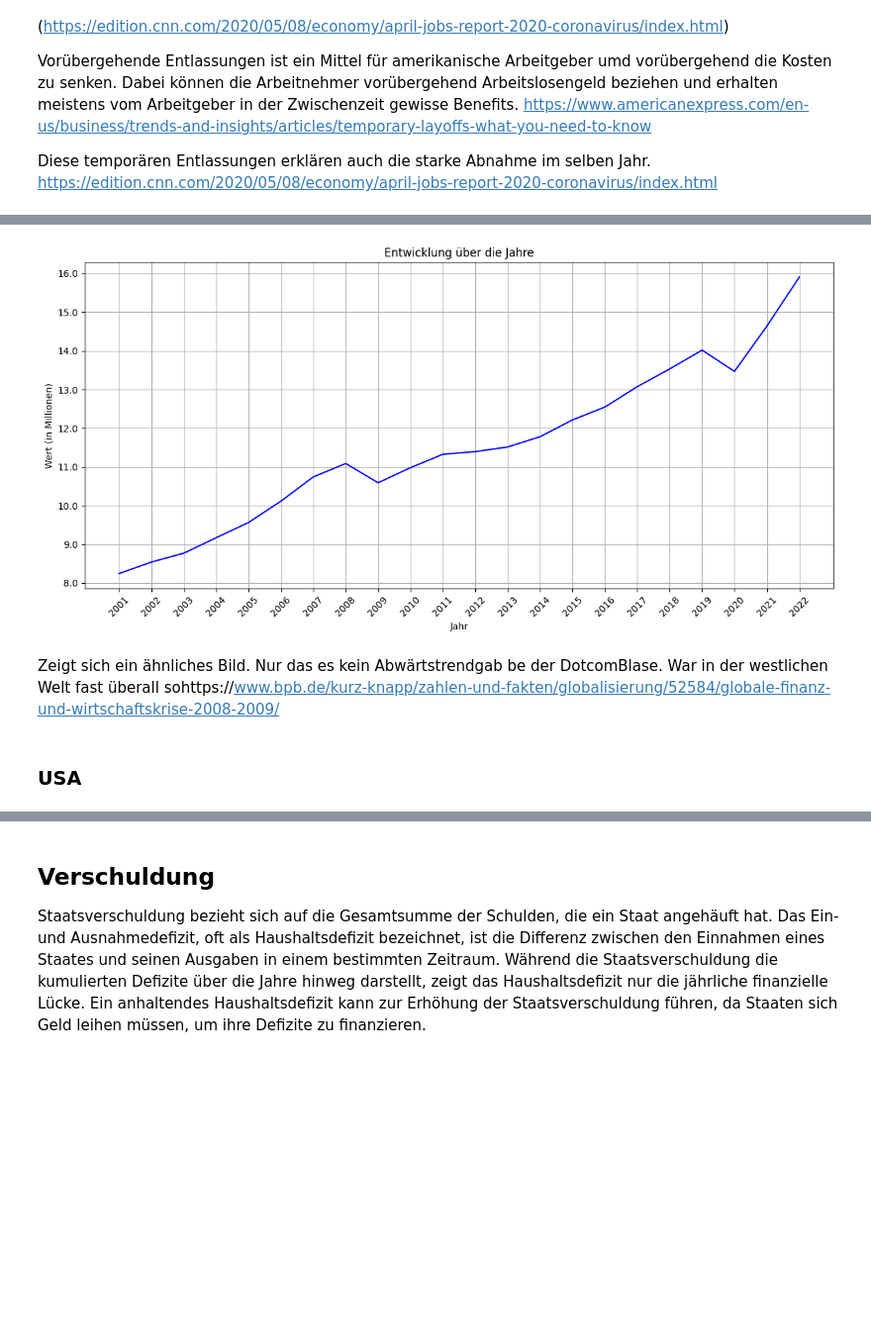
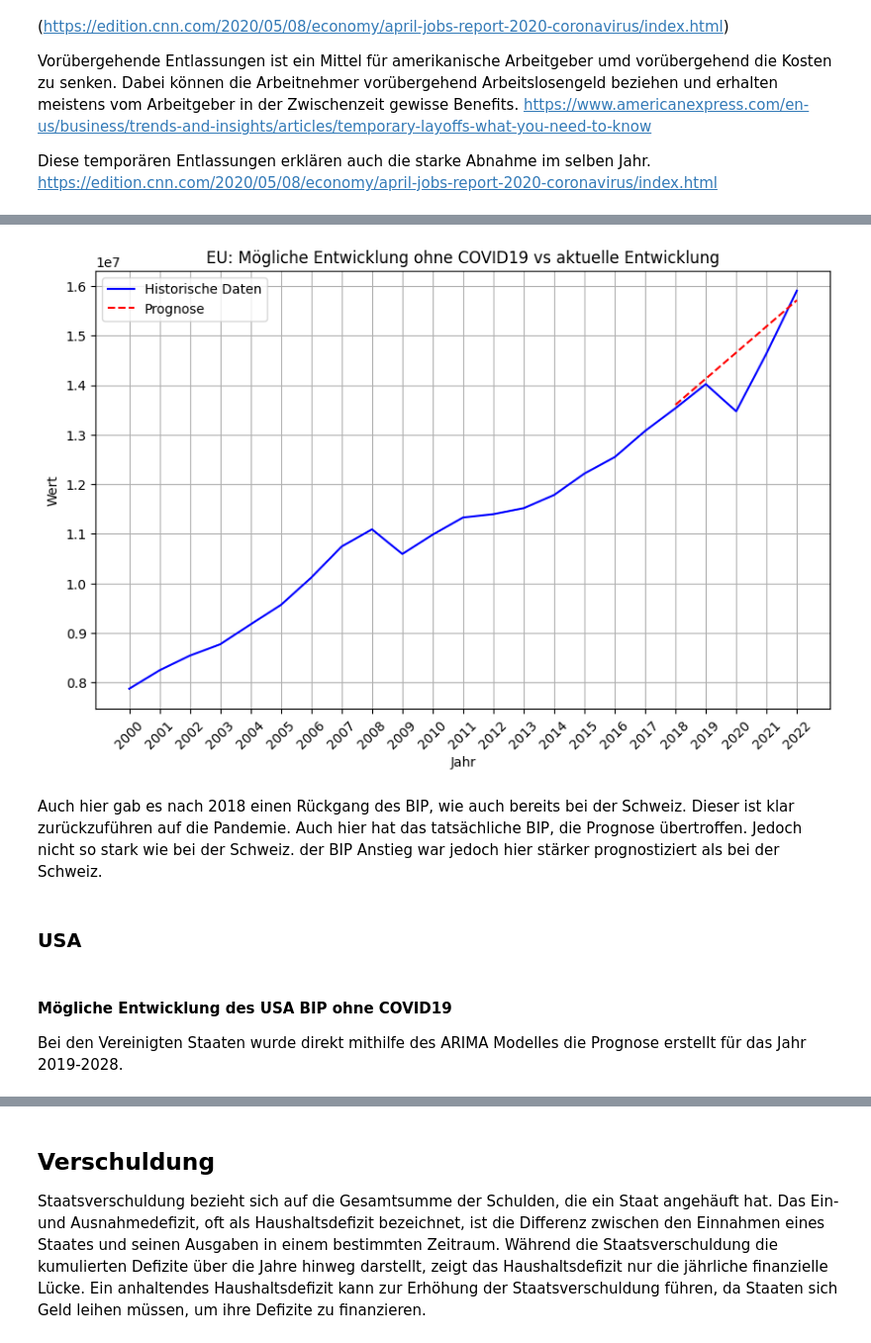
Before and after one commit to fischer-lukas/bina24_cifci_fischer, a Jupyter notebook: BINA_FS24_Volkswirtschaft.ipynb, the cells around one changed output, grey strips where cells are left out. Shown at 99% size. Cells and saved outputs as stored; diff of their text form; code cells hidden in the pictures; blank space fills up the shorter version.

Commit message:
Mit Colab erstellt

```diff
--- a/BINA_FS24_Volkswirtschaft.ipynb
+++ b/BINA_FS24_Volkswirtschaft.ipynb
@@ -754,34 +1077,54 @@ plt.show()
 # %%
 import pandas as pd
 import matplotlib.pyplot as plt
-from matplotlib.ticker import FuncFormatter
+from statsmodels.tsa.arima.model import ARIMA
+from pmdarima import auto_arima
 
-df = pd.read_csv(BIP_EU_UNION_ONLY, delimiter=';')
+
+# Daten laden
+df = pd.read_csv(BIP_EU_UNION_ONLY_TRA, delimiter=';')
+
+
 jahre = df.columns[1:]  # Jahre, überspringe die erste Spalte 'geo\TIME_PERIOD'
 werte = df.iloc[0, 1:].values
 def millions(x, pos):
     return '%1.1f' % (x * 1e-6)
 
 formatter = FuncFormatter(millions)
 
-# Liniendiagramm erstellen
-fig, ax = plt.subplots(figsize=(12, 6))
-ax.yaxis.set_major_formatter(formatter)
-ax.plot(jahre, werte, linestyle='-', color='blue')
+# Daten bis 2017 zum Trainieren des Modells verwenden
+train_data = df[df['year'] <= 2017]['value']
+
+model = ARIMA(train_data, order=(0,2,0))
+model_fit = model.fit()
+
+# Vorhersage für die Jahre 2018 bis 2022
+forecast_years = range(2018, 2023)
+forecast = model_fit.forecast(steps=5)
+
+# Plot der historischen Daten bis 2017
+plt.figure(figsize=(10, 6))
+plt.plot(df['year'], df['value'], label='Historische Daten', color='blue')
+
+# Plot der Vorhersage als gestrichelte Linie ab 2018
+plt.plot(forecast_years, forecast, linestyle='--', color='red', label='Prognose')
 
 # Diagramm beschriften
-plt.title('Entwicklung über die Jahre')
+plt.title('EU: Mögliche Entwicklung ohne COVID19 vs aktuelle Entwicklung')
 plt.xlabel('Jahr')
-plt.ylabel('Wert (in Millionen)')
-plt.xticks(jahre, rotation=45)
+plt.ylabel('Wert')
+plt.legend()
 plt.grid(True)
-plt.tight_layout()
+plt.xticks(df['year'], rotation=45)  # Jahr auf der X-Achse drehen für bessere Lesbarkeit
 
 # Diagramm anzeigen
 plt.show()
 # %% [output]
-[figure, old version]
+[figure, new version]
-# %% [markdown]
-Zeigt sich ein ähnliches Bild. Nur das es kein Abwärtstrendgab be der DotcomBlase. War in der westlichen Welt fast überall sohttps://www.bpb.de/kurz-knapp/zahlen-und-fakten/globalisierung/52584/globale-finanz-und-wirtschaftskrise-2008-2009/
+# %% [markdown]
+Auch hier gab es nach 2018 einen Rückgang des BIP, wie auch bereits bei der Schweiz. Dieser ist klar zurückzuführen auf die Pandemie. Auch hier hat das tatsächliche BIP, die Prognose übertroffen. Jedoch nicht so stark wie bei der Schweiz. der BIP Anstieg war jedoch hier stärker prognostiziert als bei der Schweiz.
 # %% [markdown]
 ### USA
+# %% [markdown]
+#### Mögliche Entwicklung des USA BIP ohne COVID19
+Bei den Vereinigten Staaten wurde direkt mithilfe des ARIMA Modelles die Prognose erstellt für das Jahr 2019-2028.
```
Also changed, not shown: parts of 134 cells of this notebook.
